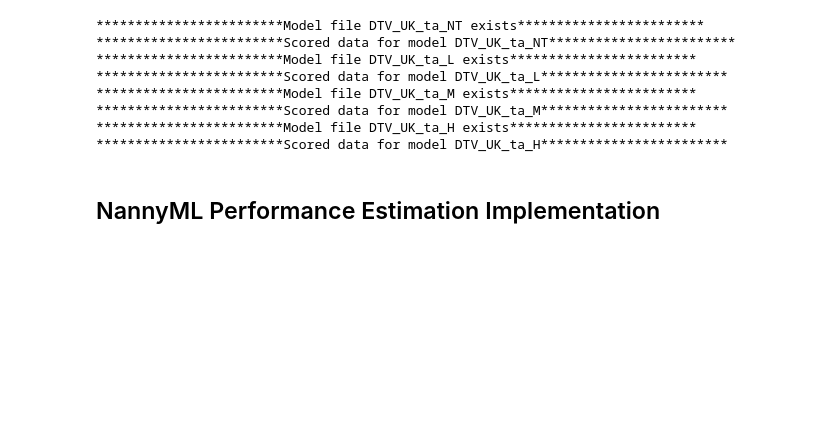
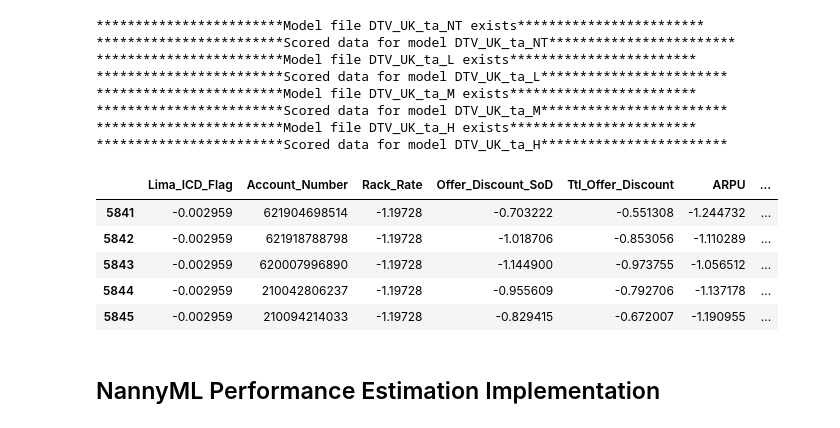
Before and after one commit to RHS23/POM-feature-drift, a Jupyter notebook: scoring_script_test.ipynb, the cells around one changed output. Saved outputs shown, nothing was run; the diff lists cells and outputs as text; code cells hidden in the pictures; blank space fills up the shorter version.

Commit message:
created scoring test reference data

```diff
--- a/scoring_script_test.ipynb
+++ b/scoring_script_test.ipynb
@@ -122,5 +122,14 @@ scored_df_ta_uk_dtv_new = pd.concat(list(data_dict_uk_dtv_stepup.values()), axis
 scored_df_ta = pd.concat([scored_df_ta_uk_dtv_new])
 # %%
 del scored_df_ta_uk_dtv_new
+# %%
+data_consolidated_uk_dtv_scaled.head()
+# %% [output]
+|  | Lima_ICD_Flag | Account_Number | Rack_Rate | Offer_Discount_SoD | Ttl_Offer_Discount | ARPU | ... |
+| 5841 | -0.002959 | 621904698514 | -1.19728 | -0.703222 | -0.551308 | -1.244732 | ... |
+| 5842 | -0.002959 | 621918788798 | -1.19728 | -1.018706 | -0.853056 | -1.110289 | ... |
+| 5843 | -0.002959 | 620007996890 | -1.19728 | -1.144900 | -0.973755 | -1.056512 | ... |
+| 5844 | -0.002959 | 210042806237 | -1.19728 | -0.955609 | -0.792706 | -1.137178 | ... |
+| 5845 | -0.002959 | 210094214033 | -1.19728 | -0.829415 | -0.672007 | -1.190955 | ... |
 # %% [markdown]
 ## NannyML Performance Estimation Implementation
```
Also changed, not shown: parts of 2 cells of this notebook, 1 other file.
